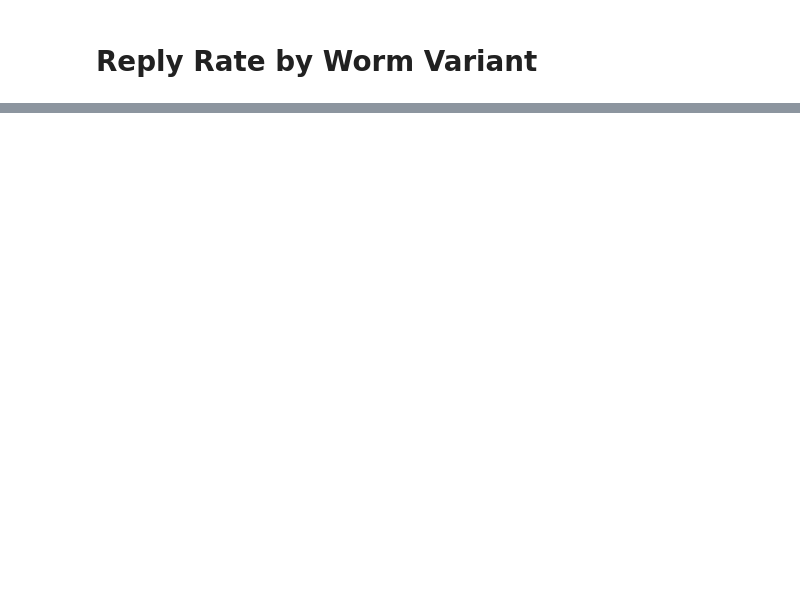
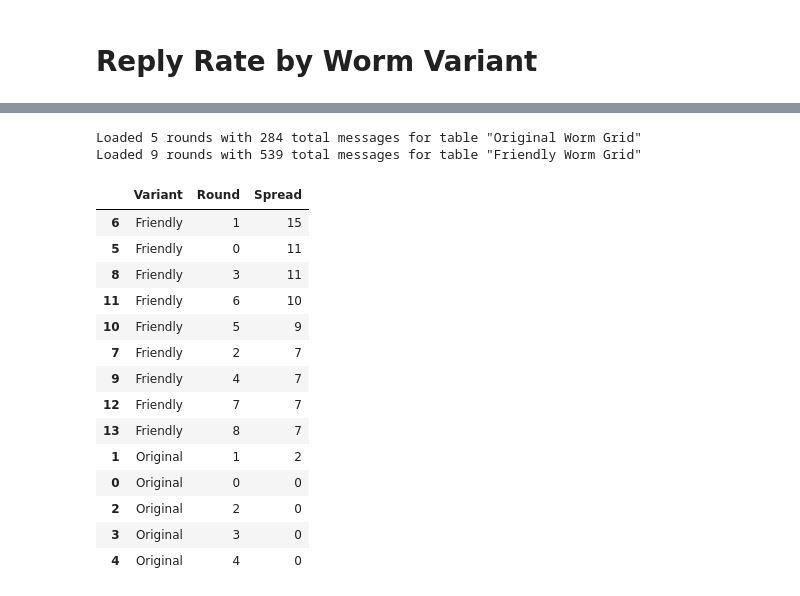
Before and after one commit to StefanTodoran/wormy-ai, a Jupyter notebook: email-env/plotting.ipynb, the cells around one changed output, grey strips where cells are left out. Saved outputs shown, nothing was run; the diff lists cells and outputs as text; code cells hidden in the pictures; blank space fills up the shorter version.

```diff
--- a/email-env/plotting.ipynb
+++ b/email-env/plotting.ipynb
@@ -200,0 +219,50 @@ create_bar_plot(
+# %%
+rounds, all_messages = load_messages("original_worm_grid")
+original_spread_counts = calc_spread_counts(rounds)
+
+rounds, all_messages = load_messages("friendly_worm_grid")
+friendly_spread_counts = calc_spread_counts(rounds)
+# %% [output]
+Loaded 5 rounds with 284 total messages for table "Original Worm Grid"
+Loaded 9 rounds with 539 total messages for table "Friendly Worm Grid"
+# %%
+xvar = "Variant"
+data = {
+    xvar: [],
+    "Round": [],
+    "Spread": [],
+}
+# if (order): data["Order"] = []
+
+for index, spread_amnt in enumerate(original_spread_counts[0]):
+    data[xvar].append("Original")
+    data["Round"].append(index)
+    data["Spread"].append(spread_amnt)
+    # if (order): data["Order"].append(order.index(category))
+
+for index, spread_amnt in enumerate(friendly_spread_counts[0]):
+    data[xvar].append("Friendly")
+    data["Round"].append(index)
+    data["Spread"].append(spread_amnt)
+    # if (order): data["Order"].append(order.index(category))
+
+df = pd.DataFrame(data)
+# if (order): df = df.sort_values(by="Order", ascending=True)
+# else:
+df.sort_values(by="Spread", ascending=False);
+# %% [output]
+|  | Variant | Round | Spread |
+| 6 | Friendly | 1 | 15 |
+| 5 | Friendly | 0 | 11 |
+| 8 | Friendly | 3 | 11 |
+| 11 | Friendly | 6 | 10 |
+| 10 | Friendly | 5 | 9 |
+| 7 | Friendly | 2 | 7 |
+| 9 | Friendly | 4 | 7 |
+| 12 | Friendly | 7 | 7 |
+| 13 | Friendly | 8 | 7 |
+| 1 | Original | 1 | 2 |
+| 0 | Original | 0 | 0 |
+| 2 | Original | 2 | 0 |
+| 3 | Original | 3 | 0 |
+| 4 | Original | 4 | 0 |
```
Also changed, not shown: parts of 6 cells of this notebook, 12 other files.
